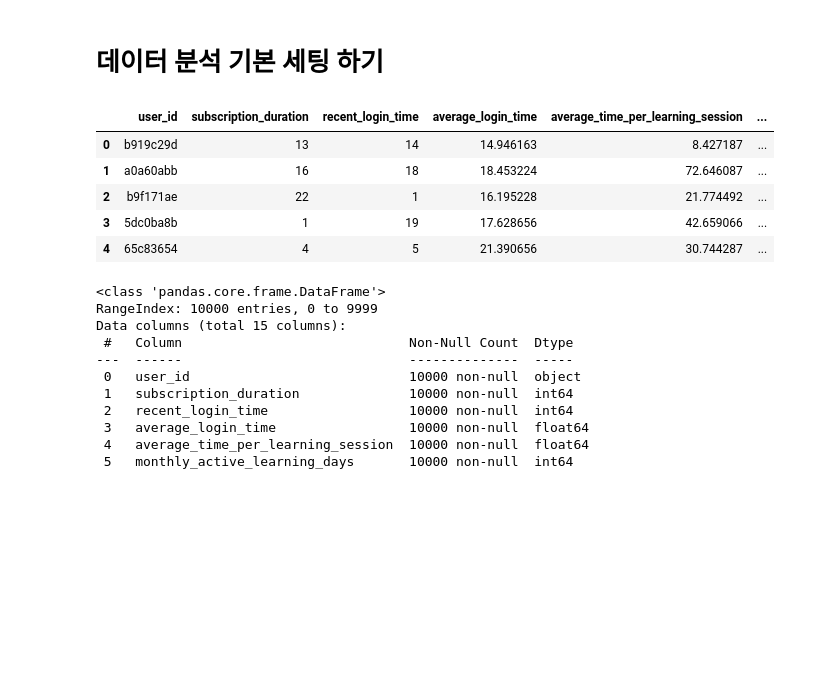
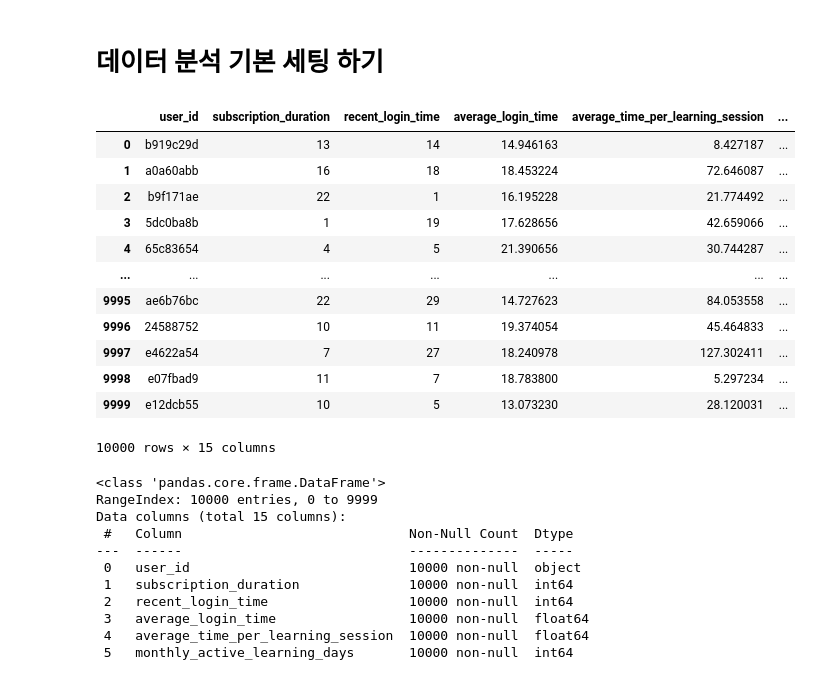
Before and after one commit to uhmminji/wassup, a Jupyter notebook: 05_데이터분석/DA_Mini_Project.ipynb, the cells around one changed output. Cells and saved outputs as stored; diff of their text form; code cells hidden in the pictures; blank space fills up the shorter version.

```diff
--- a/05_데이터분석/DA_Mini_Project.ipynb
+++ b/05_데이터분석/DA_Mini_Project.ipynb
@@ -79,14 +80,21 @@ import matplotlib.pyplot as plt
 import koreanize_matplotlib
 # %%
 user_data = pd.read_table('data/mini.csv',sep=',')
-user_data.head()
+user_data
 # %% [output]
 |  | user_id | subscription_duration | recent_login_time | average_login_time | average_time_per_learning_session | ... |
 | 0 | b919c29d | 13 | 14 | 14.946163 | 8.427187 | ... |
 | 1 | a0a60abb | 16 | 18 | 18.453224 | 72.646087 | ... |
 | 2 | b9f171ae | 22 | 1 | 16.195228 | 21.774492 | ... |
 | 3 | 5dc0ba8b | 1 | 19 | 17.628656 | 42.659066 | ... |
 | 4 | 65c83654 | 4 | 5 | 21.390656 | 30.744287 | ... |
+| ... | ... | ... | ... | ... | ... | ... |
+| 9995 | ae6b76bc | 22 | 29 | 14.727623 | 84.053558 | ... |
+| 9996 | 24588752 | 10 | 11 | 19.374054 | 45.464833 | ... |
+| 9997 | e4622a54 | 7 | 27 | 18.240978 | 127.302411 | ... |
+| 9998 | e07fbad9 | 11 | 7 | 18.783800 | 5.297234 | ... |
+| 9999 | e12dcb55 | 10 | 5 | 13.073230 | 28.120031 | ... |
+10000 rows × 15 columns
 # %%
 # 결측치 체크
 user_data.info()
```
Also changed, not shown: parts of 82 cells of this notebook, 2 other files.
